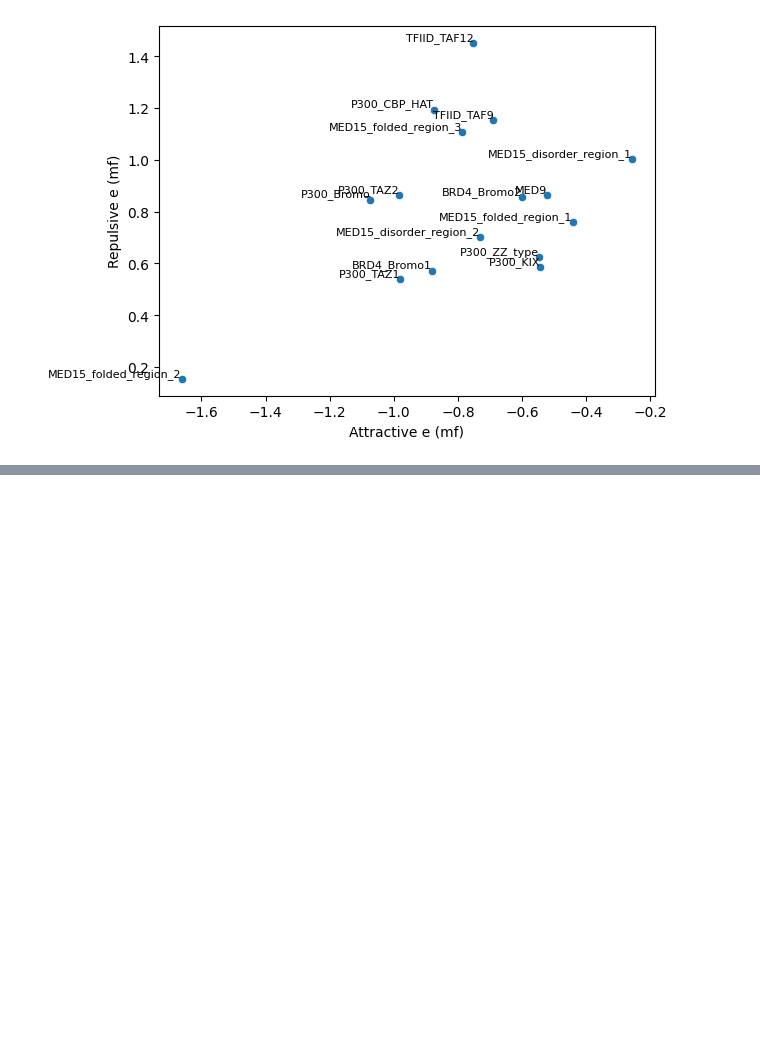
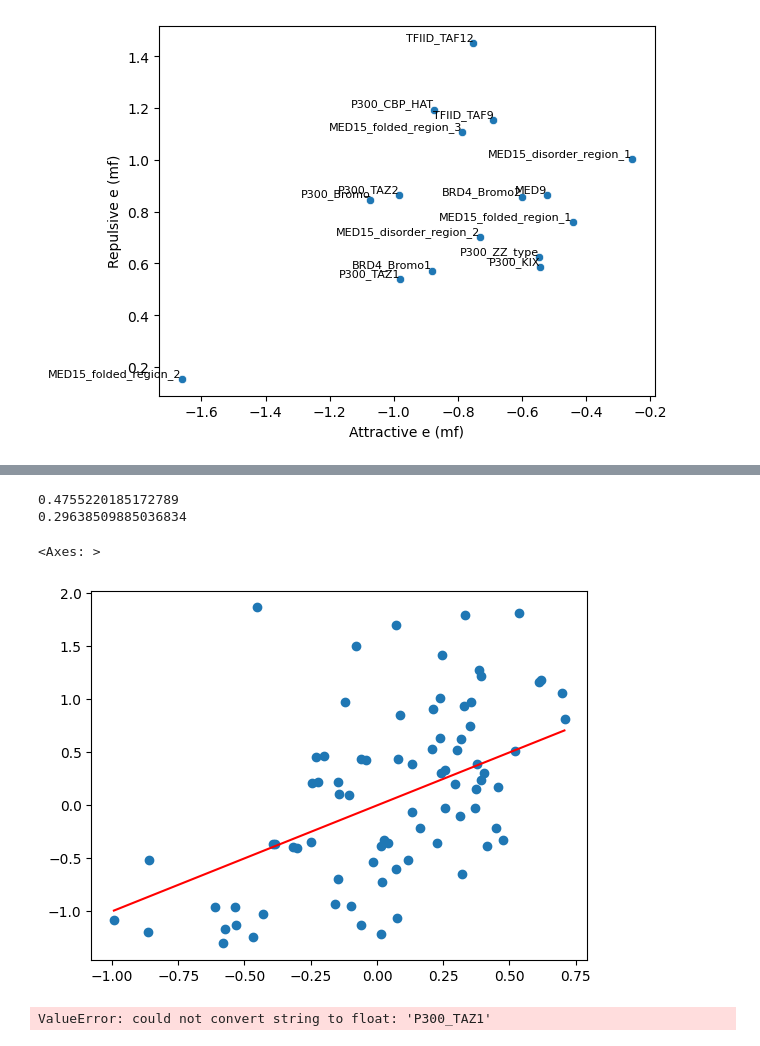
Before and after one commit to kinseylong/StallerRotation, a Jupyter notebook: finches_IDRs/AD_coA_analysis.ipynb, the cells around one changed output, grey strips where cells are left out. Drawn from its saved outputs; the diff is of its cells as text; code cells hidden in the pictures; blank space fills up the shorter version.

```diff
--- a/finches_IDRs/AD_coA_analysis.ipynb
+++ b/finches_IDRs/AD_coA_analysis.ipynb
@@ -97,0 +336,21 @@ plot_interaction_by_group(choiAD_coA_finches_activity, np.mean, activity_label =
+# %%
+X_train, X_test, y_train, y_test = train_test_split(stallerPredicted_pivot_dropna, stallerPredicted_activity_dropna, test_size=0.2, random_state=42)
+
+# 4️⃣ Train the Linear Regression model on polynomial features
+model = LinearRegression()
+model.fit(X_train, y_train)
+
+y_pred = model.predict(X_test)
+
+mse = mean_squared_error(y_test, y_pred)
+print(mse)
+r2 = r2_score(y_test, y_pred)
+print(r2)
+
+plt.scatter(x = y_pred, y = y_test)
+sns.lineplot(x = np.arange(min(y_pred), max(y_pred), 0.05), y = np.arange(min(y_pred), max(y_pred), 0.05), color="red")
+# %% [output]
+0.4755220185172789
+0.29638509885036834
+<Axes: >
+[figure, added]
@@ -97,0 +378,11 @@ plot_interaction_by_group(choiAD_coA_finches_activity, np.mean, activity_label =
+# %%
+
+pca = PCA(2)
+PCA_vals = pca.fit_transform(staller5libAD_coA_finches_activity)
+
+cluster_PCA_df = Staller5ADlib_select.copy()
+cluster_PCA_df[["PCA 1", "PCA 2"]] = PCA_vals
+
+sns.scatterplot(cluster_PCA_df, x = "PCA 1", y = "PCA 2")
+# %% [output]
+ValueError: could not convert string to float: 'P300_TAZ1'
```
Also changed, not shown: parts of 26 cells of this notebook, 20 other files.
